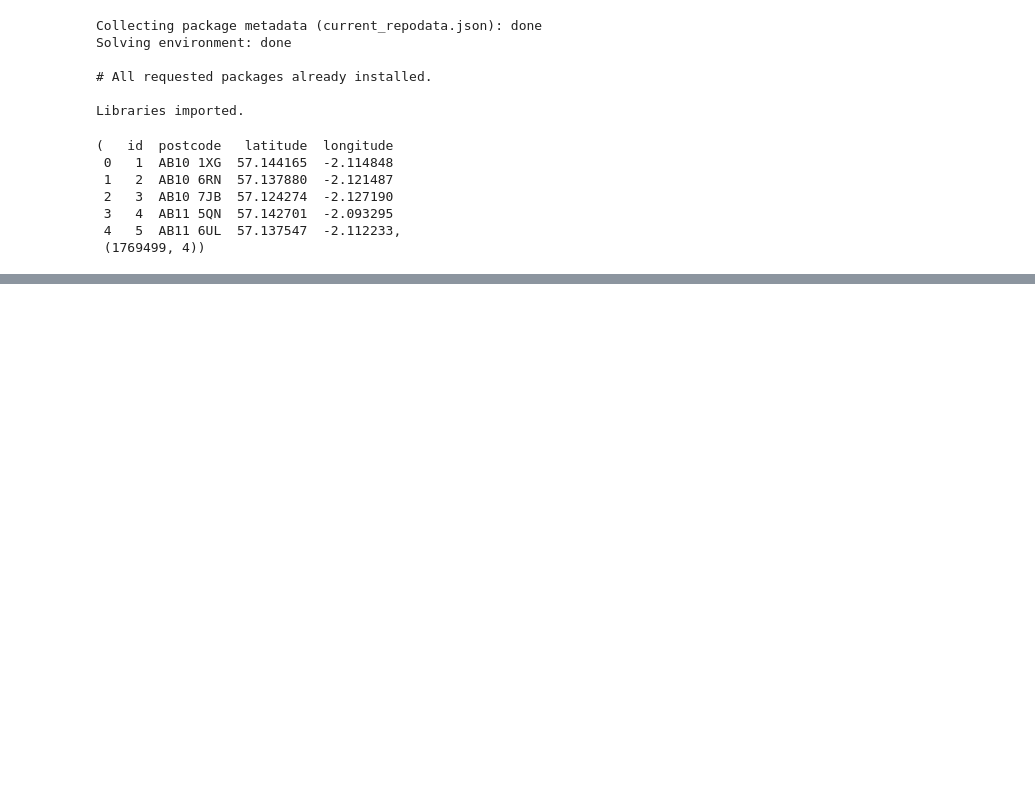
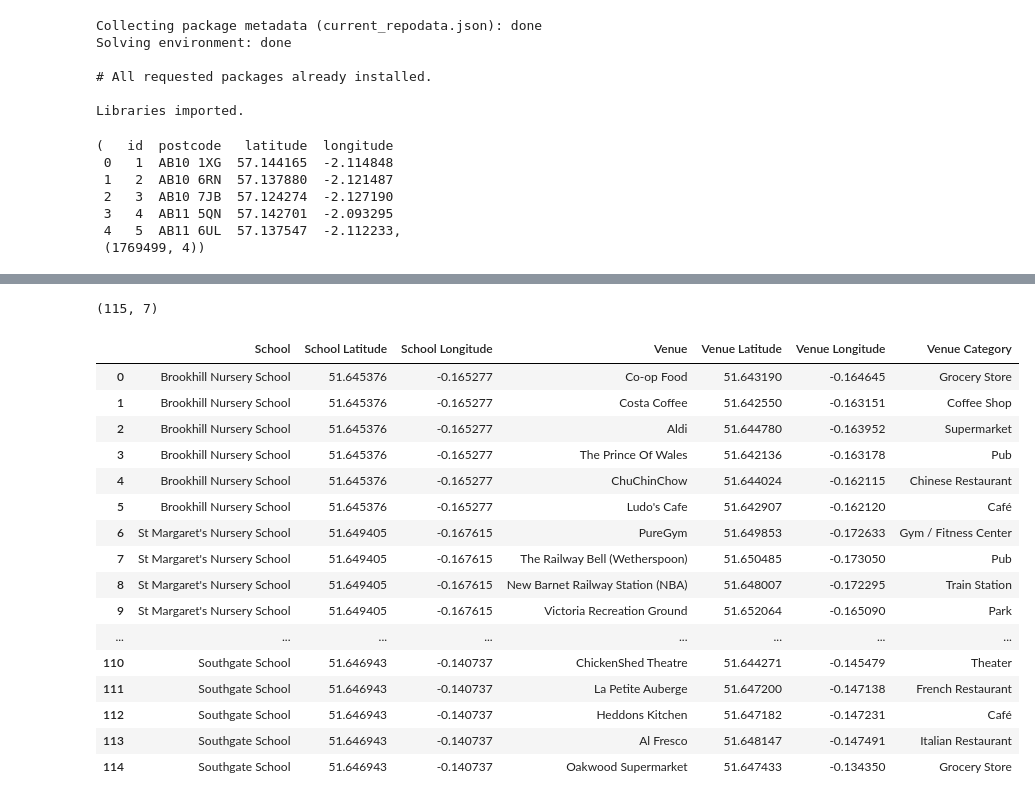
Before and after one commit to kitwang1/CapstoneProject, a Jupyter notebook: CapstoneProjectWeek4and5.ipynb, the cells around one changed output, grey strips where cells are left out. Drawn from its saved outputs; the diff is of its cells as text; code cells hidden in the pictures; blank space fills up the shorter version.

```diff
--- a/CapstoneProjectWeek4and5.ipynb
+++ b/CapstoneProjectWeek4and5.ipynb
@@ -73,0 +133,2 @@ postcode.head(), postcode.shape
+# %%
+london_set.dropna(inplace=True)
@@ -73,0 +140,3 @@ postcode.head(), postcode.shape
+# %%
+latitude, longitude = london_set.iloc[0,6:8]
+latitude, longitude
@@ -73,0 +170,18 @@ postcode.head(), postcode.shape
+# %%
+#Explore one case
+
+LIMIT = 10
+radius = 500
+
+url = 'https://api.foursquare.com/v2/venues/explore?&client_id={}&client_secret={}&v={}&ll={},{}&radius={}&limit={}'.format(
+    CLIENT_ID,
+    CLIENT_SECRET,
+    VERSION,
+    latitude,
+    longitude,
+    radius,
+    LIMIT)
+url #
+#  Retrieve result
+results = requests.get(url).json()
+results
@@ -73,0 +261,6 @@ postcode.head(), postcode.shape
+# %%
+london_venue = getNearbyVenues(names=london_set['Establishment name'],
+                               latitudes=london_set['latitude'],
+                               longitudes=london_set['longitude'])
+print(london_venue.shape)
+london_venue.head()
@@ -73,0 +291,24 @@ postcode.head(), postcode.shape
+# %%
+print(london_venue.shape)
+# %% [output]
+(115, 7)
+# %%
+london_venue
+# %% [output]
+|  | School | School Latitude | School Longitude | Venue | Venue Latitude | Venue Longitude | Venue Category |
+| 0 | Brookhill Nursery School | 51.645376 | -0.165277 | Co-op Food | 51.643190 | -0.164645 | Grocery Store |
+| 1 | Brookhill Nursery School | 51.645376 | -0.165277 | Costa Coffee | 51.642550 | -0.163151 | Coffee Shop |
+| 2 | Brookhill Nursery School | 51.645376 | -0.165277 | Aldi | 51.644780 | -0.163952 | Supermarket |
+| 3 | Brookhill Nursery School | 51.645376 | -0.165277 | The Prince Of Wales | 51.642136 | -0.163178 | Pub |
+| 4 | Brookhill Nursery School | 51.645376 | -0.165277 | ChuChinChow | 51.644024 | -0.162115 | Chinese Restaurant |
+| 5 | Brookhill Nursery School | 51.645376 | -0.165277 | Ludo's Cafe | 51.642907 | -0.162120 | Café |
+| 6 | St Margaret's Nursery School | 51.649405 | -0.167615 | PureGym | 51.649853 | -0.172633 | Gym / Fitness Center |
+| 7 | St Margaret's Nursery School | 51.649405 | -0.167615 | The Railway Bell (Wetherspoon) | 51.650485 | -0.173050 | Pub |
+| 8 | St Margaret's Nursery School | 51.649405 | -0.167615 | New Barnet Railway Station (NBA) | 51.648007 | -0.172295 | Train Station |
+| 9 | St Margaret's Nursery School | 51.649405 | -0.167615 | Victoria Recreation Ground | 51.652064 | -0.165090 | Park |
+| ... | ... | ... | ... | ... | ... | ... | ... |
+| 110 | Southgate School | 51.646943 | -0.140737 | ChickenShed Theatre | 51.644271 | -0.145479 | Theater |
+| 111 | Southgate School | 51.646943 | -0.140737 | La Petite Auberge | 51.647200 | -0.147138 | French Restaurant |
+| 112 | Southgate School | 51.646943 | -0.140737 | Heddons Kitchen | 51.647182 | -0.147231 | Café |
+| 113 | Southgate School | 51.646943 | -0.140737 | Al Fresco | 51.648147 | -0.147491 | Italian Restaurant |
+| 114 | Southgate School | 51.646943 | -0.140737 | Oakwood Supermarket | 51.647433 | -0.134350 | Grocery Store |
```
Also changed, not shown: parts of 38 cells of this notebook.
